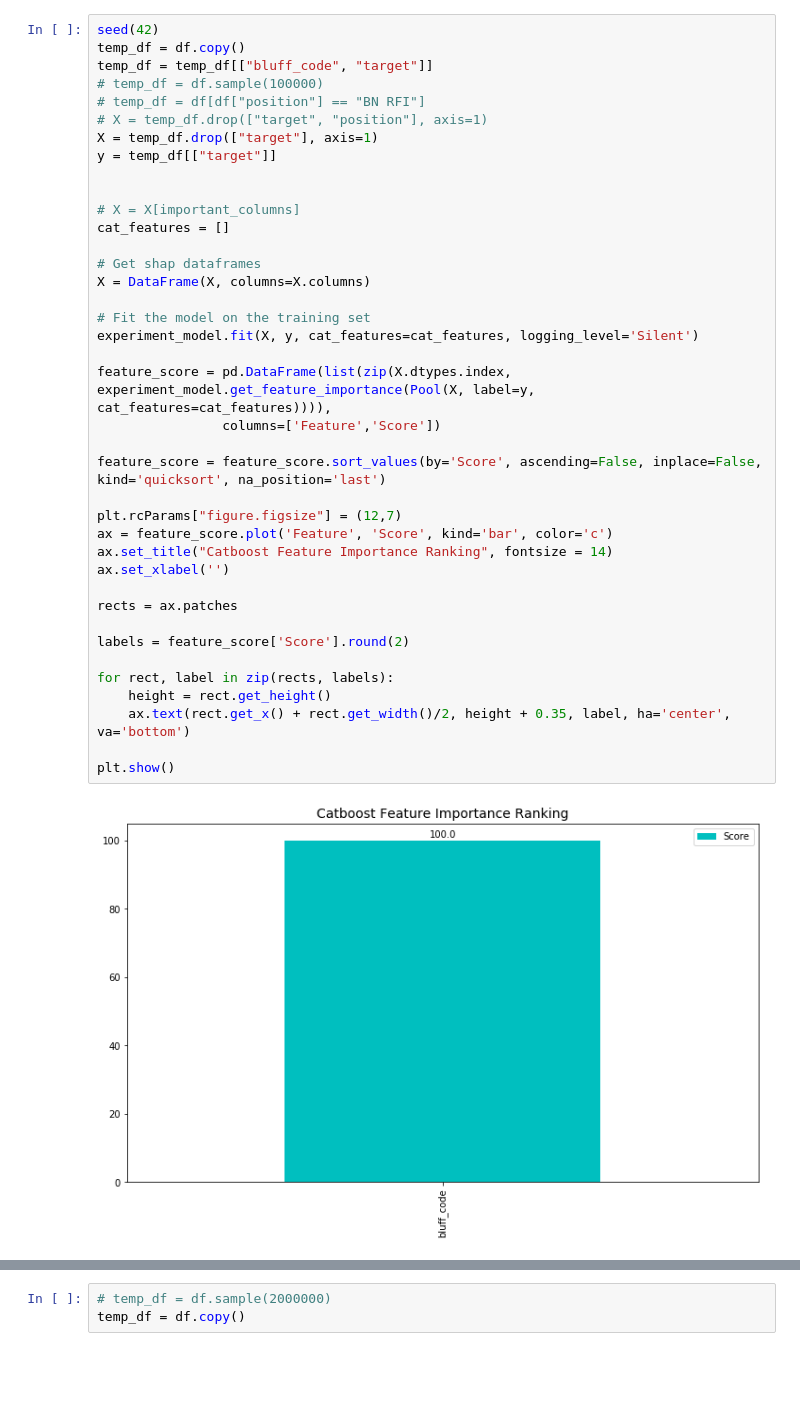
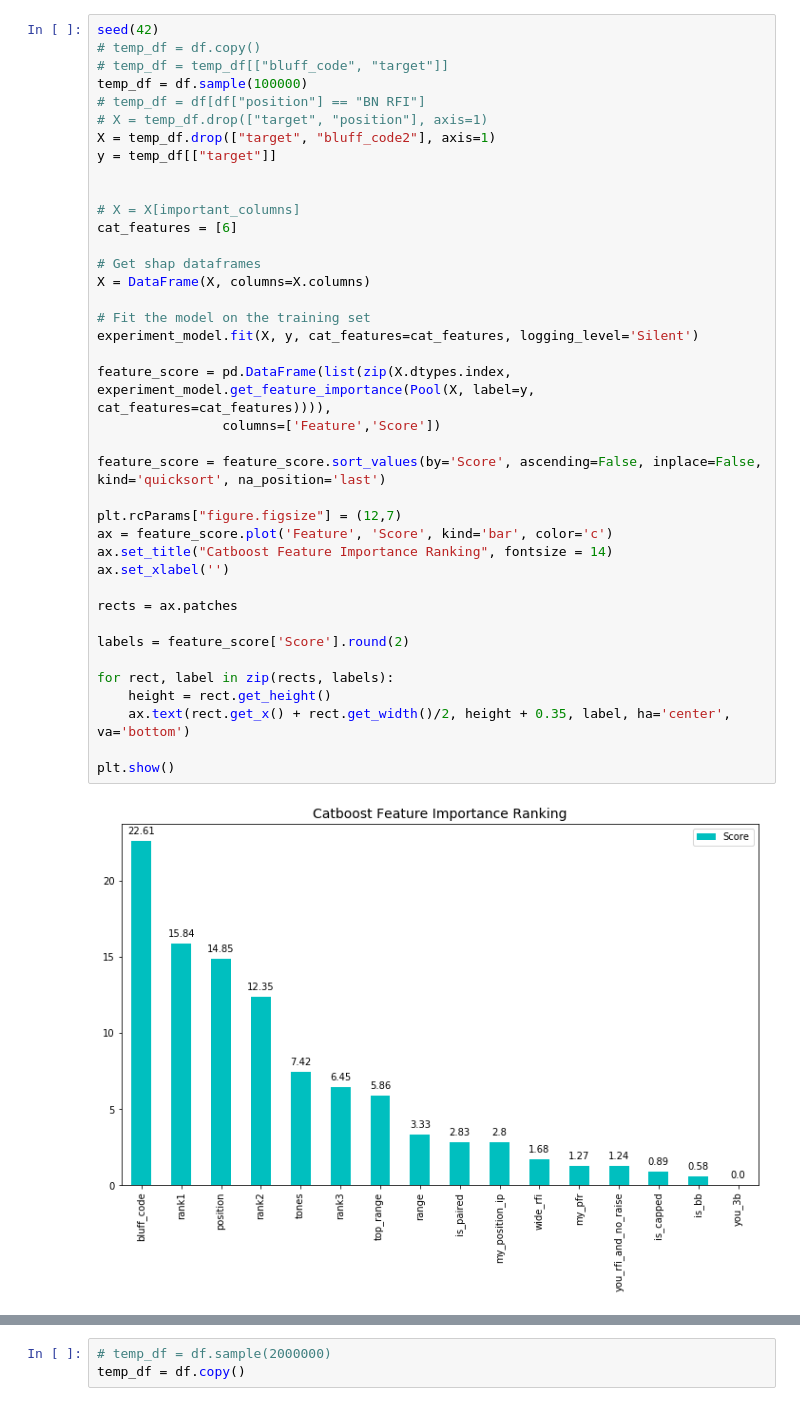
Before and after one commit to Peter-32/hand_study, a Jupyter notebook: notebooks/7.final_ml.ipynb, the cells around one changed output, grey strips where cells are left out. Saved outputs shown, nothing was run; the diff lists cells and outputs as text; blank space fills up the shorter version.

```diff
--- a/notebooks/7.final_ml.ipynb
+++ b/notebooks/7.final_ml.ipynb
@@ -33,44 +28,44 @@ You can install the OpenMP library by the following command: ``brew install libo
 # %%
 seed(42)
-temp_df = df.copy()
-temp_df = temp_df[["bluff_code", "target"]]
-# temp_df = df.sample(100000)
+# temp_df = df.copy()
+# temp_df = temp_df[["bluff_code", "target"]]
+temp_df = df.sample(100000)
 # temp_df = df[df["position"] == "BN RFI"]
 # X = temp_df.drop(["target", "position"], axis=1)
-X = temp_df.drop(["target"], axis=1)
+X = temp_df.drop(["target", "bluff_code2"], axis=1)
 y = temp_df[["target"]]
 
 
 # X = X[important_columns]
-cat_features = []
+cat_features = [6]
 
 # Get shap dataframes
 X = DataFrame(X, columns=X.columns)
 
 # Fit the model on the training set
 experiment_model.fit(X, y, cat_features=cat_features, logging_level='Silent')
 
 feature_score = pd.DataFrame(list(zip(X.dtypes.index, experiment_model.get_feature_importance(Pool(X, label=y, cat_features=cat_features)))),
                 columns=['Feature','Score'])
 
 feature_score = feature_score.sort_values(by='Score', ascending=False, inplace=False, kind='quicksort', na_position='last')
 
 plt.rcParams["figure.figsize"] = (12,7)
 ax = feature_score.plot('Feature', 'Score', kind='bar', color='c')
 ax.set_title("Catboost Feature Importance Ranking", fontsize = 14)
 ax.set_xlabel('')
 
 rects = ax.patches
 
 labels = feature_score['Score'].round(2)
 
 for rect, label in zip(rects, labels):
     height = rect.get_height()
     ax.text(rect.get_x() + rect.get_width()/2, height + 0.35, label, ha='center', va='bottom')
 
 plt.show()
 # %% [output]
-[figure, old version]
+[figure, new version]
 # %%
 pred_y = experiment_model.predict(X)
 from sklearn.metrics import mean_squared_error
```
Also changed, not shown: parts of 13 cells of this notebook, 10 other files.
